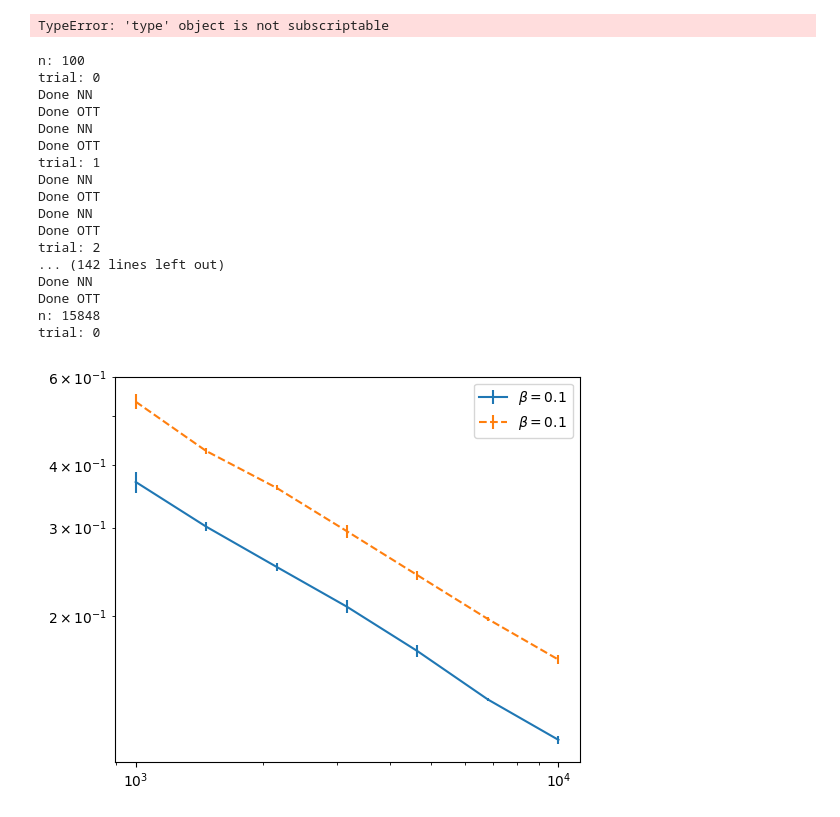
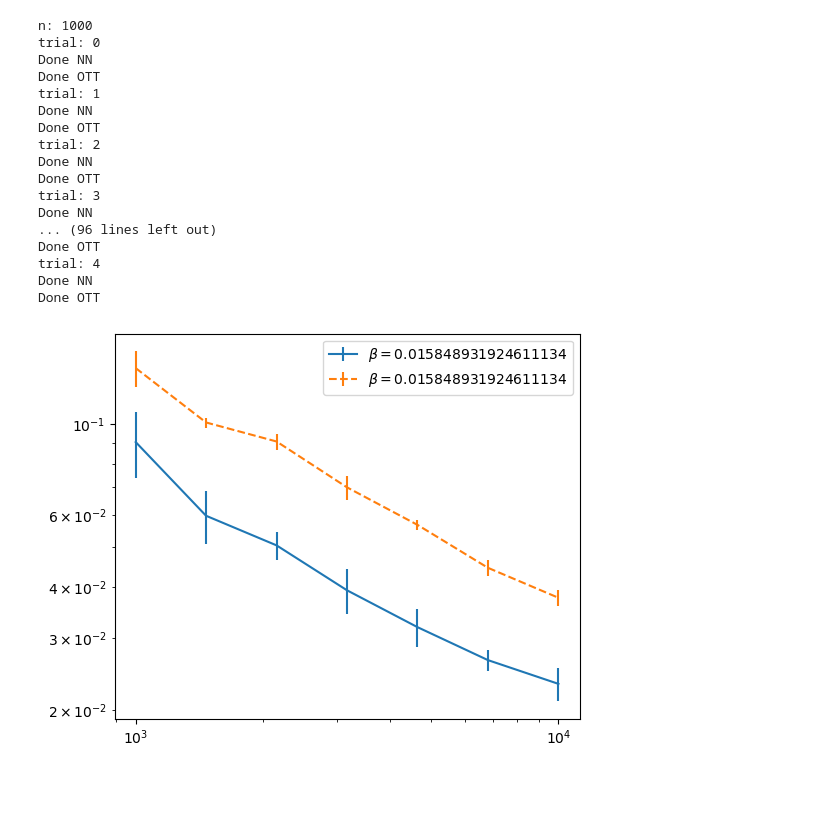
Before and after one commit to aistats2025condsim/ConditionalBrenier, a Jupyter notebook: examples/Gaussian/CholeskyMapEstimation.ipynb, the cells around one changed output. Saved outputs shown, nothing was run; the diff lists cells and outputs as text; code cells hidden in the pictures; blank space fills up the shorter version.

```diff
--- a/examples/Gaussian/CholeskyMapEstimation.ipynb
+++ b/examples/Gaussian/CholeskyMapEstimation.ipynb
@@ -10,12 +10,10 @@ import pickle
 import scipy
 from scipy.linalg import sqrtm, inv
 
-sys.path.insert(1, 'methods')
+sys.path.insert(1, '../../methods')
 from TriangularEstimators import ScaledCostOT
 
 np.random.seed(42069)
-# %% [output]
-TypeError: 'type' object is not subscriptable
 # %%
 def SigmaCholeskySigma(d):
     if d == 2:
@@ -71,7 +69,7 @@ batch_size_icnn = 256
 
 ## for OTT method
 n_inters_ott = 5000
-beta_scaling = 5
+beta_scaling = 1
 
 # define array to store results
 L2_dict = {method: np.zeros((n_trials, len(Nsamples))) for method in n_methods}
@@ -84,8 +82,8 @@ for j,n in enumerate(Nsamples):
     print('n:',n)
 
     # set eps and beta
-    beta = 0.1*(n**(1./5))
-    eps  = beta**2
+    beta = 0.1/(n**(1./5))
+    eps  = beta**2 / beta_scaling
 
     for i in range(n_trials):
         print('trial:',i)
@@ -122,49 +120,48 @@ for j,n in enumerate(Nsamples):
         L2_dict['OTT'][i,j] = (np.linalg.norm(YX_transp_ott - chol_map,ord=2,axis=-1)**2).mean()
 
 
-all_info_another_try={'L2_dict_another_try': L2_dict_another_try, 'LSigma':LSigma, 'Sigma':Sigma,
-          'betaz':betaz,'n_samples':Nsamples,'Nmc':Nmc, 'beta_scaling': beta_scaling}
+all_info = {'L2_dict': L2_dict, 'LSigma':LSigma, 'Sigma':Sigma, 'n_samples':Nsamples, 'Nmc':Nmc,
+            'beta_scaling':beta_scaling, 'n_inters_ott': n_inters_ott}
 
-with open('CholeskyMap_learning_another_try2.pkl', 'wb') as handle:
-    pickle.dump(all_info_another_try, handle, protocol=pickle.HIGHEST_PROTOCOL)
+with open('CholeskyMap_learning.pkl', 'wb') as handle:
+    pickle.dump(all_info, handle, protocol=pickle.HIGHEST_PROTOCOL)
 # %% [output]
-n: 100
+n: 1000
 trial: 0
-Done NN
-Done OTT
 Done NN
 Done OTT
 trial: 1
 Done NN
 Done OTT
+trial: 2
 Done NN
 Done OTT
-trial: 2
-... (142 lines left out)
+trial: 3
+Done NN
+... (96 lines left out)
+Done OTT
+trial: 4
 Done NN
 Done OTT
-n: 15848
-trial: 0
 # %%
-ott_vals_inc = all_info_another_try['L2_dict_another_try']['OTT']
-nn_vals_inc = all_info_another_try['L2_dict_another_try']['NN']
-
+ott_vals_inc = all_info['L2_dict']['OTT']
+nn_vals_inc = all_info['L2_dict']['NN']
 
 plt.figure(figsize=(6,5))
 
 ott_vals_k_mean = np.mean(ott_vals_inc,axis=0)
 ott_vals_k_std = np.std(ott_vals_inc,axis=0)
 
 nn_vals_k_mean = np.mean(nn_vals_inc,axis=0)
 nn_vals_k_std = np.std(nn_vals_inc,axis=0)
 
 
 plt.errorbar(Nsamples, ott_vals_k_mean,yerr=ott_vals_k_std,label=r'$\beta={}$'.format(beta),linestyle='solid')
 plt.errorbar(Nsamples, nn_vals_k_mean,yerr=nn_vals_k_std,label=r'$\beta={}$'.format(beta),linestyle='dashed')
 
 plt.xscale('log')
 plt.yscale('log')
 plt.legend()
 plt.show()
 # %% [output]
-[figure, old version]
+[figure, new version]
```
Also changed, not shown: 9 other files.
